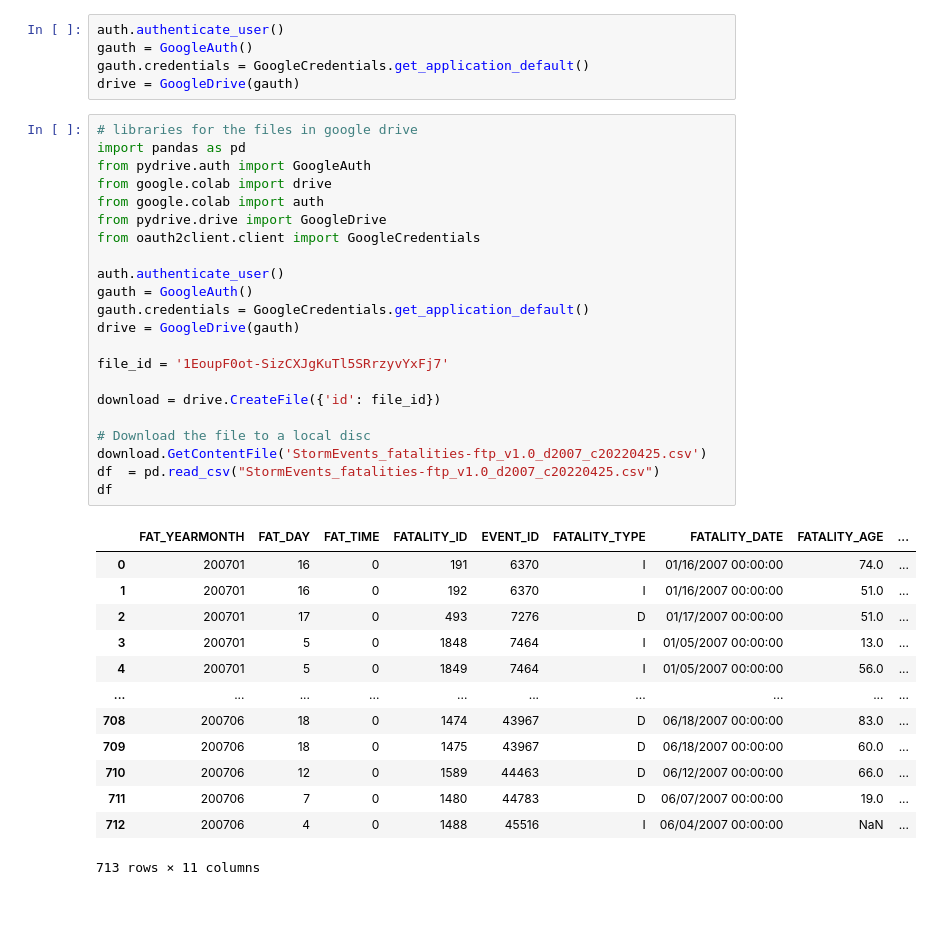
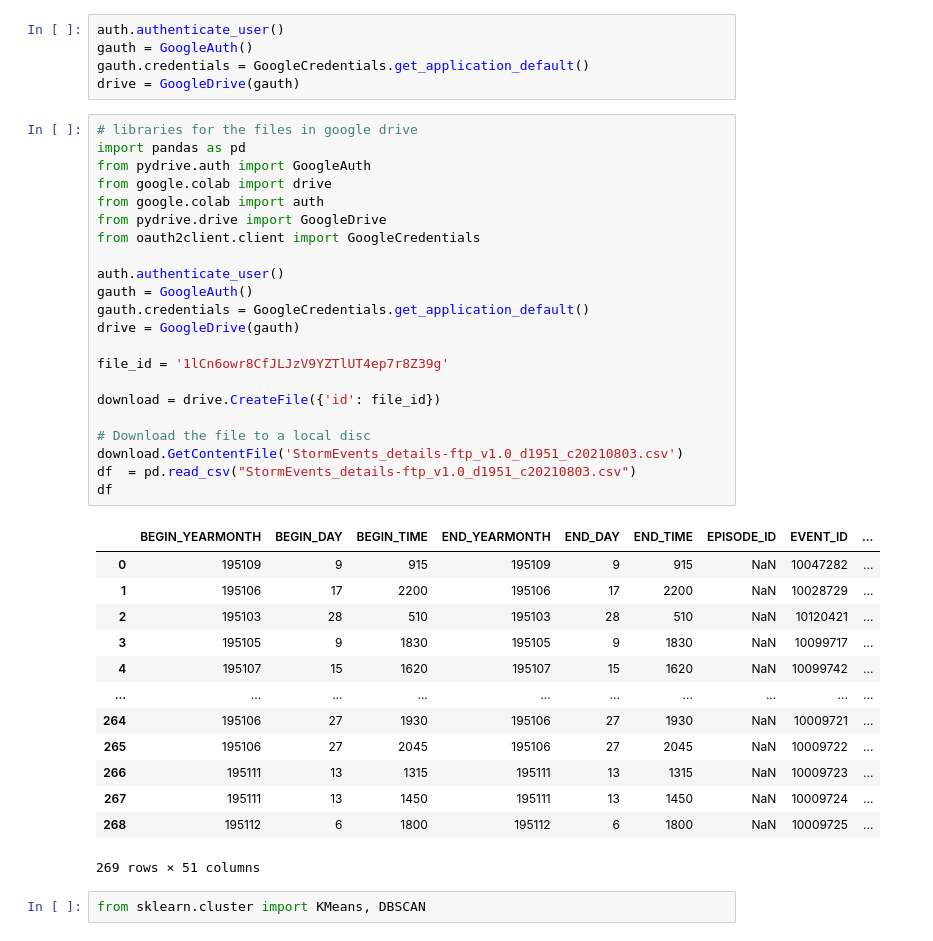
Before and after one commit to jcotass1/2022_ML_EES, a Jupyter notebook: ML_project.ipynb, the cells around one changed output. Drawn from its saved outputs; the diff is of its cells as text; blank space fills up the shorter version.

```diff
--- a/ML_project.ipynb
+++ b/ML_project.ipynb
@@ -70,36 +70,38 @@ drive = GoogleDrive(gauth)
 # %%
 # libraries for the files in google drive
 import pandas as pd
 from pydrive.auth import GoogleAuth
 from google.colab import drive
 from google.colab import auth
 from pydrive.drive import GoogleDrive
 from oauth2client.client import GoogleCredentials
 
 auth.authenticate_user()
 gauth = GoogleAuth()
 gauth.credentials = GoogleCredentials.get_application_default()
 drive = GoogleDrive(gauth)
 
-file_id = '1EoupF0ot-SizCXJgKuTl5SRrzyvYxFj7'
+file_id = '1lCn6owr8CfJLJzV9YZTlUT4ep7r8Z39g'
 
 download = drive.CreateFile({'id': file_id})
 
 # Download the file to a local disc
-download.GetContentFile('StormEvents_fatalities-ftp_v1.0_d2007_c20220425.csv')
-df  = pd.read_csv("StormEvents_fatalities-ftp_v1.0_d2007_c20220425.csv")
+download.GetContentFile('StormEvents_details-ftp_v1.0_d1951_c20210803.csv')
+df  = pd.read_csv("StormEvents_details-ftp_v1.0_d1951_c20210803.csv")
 df
 # %% [output]
-|  | FAT_YEARMONTH | FAT_DAY | FAT_TIME | FATALITY_ID | EVENT_ID | FATALITY_TYPE | FATALITY_DATE | FATALITY_AGE | ... |
-| 0 | 200701 | 16 | 0 | 191 | 6370 | I | 01/16/2007 00:00:00 | 74.0 | ... |
-| 1 | 200701 | 16 | 0 | 192 | 6370 | I | 01/16/2007 00:00:00 | 51.0 | ... |
-| 2 | 200701 | 17 | 0 | 493 | 7276 | D | 01/17/2007 00:00:00 | 51.0 | ... |
-| 3 | 200701 | 5 | 0 | 1848 | 7464 | I | 01/05/2007 00:00:00 | 13.0 | ... |
-| 4 | 200701 | 5 | 0 | 1849 | 7464 | I | 01/05/2007 00:00:00 | 56.0 | ... |
+|  | BEGIN_YEARMONTH | BEGIN_DAY | BEGIN_TIME | END_YEARMONTH | END_DAY | END_TIME | EPISODE_ID | EVENT_ID | ... |
+| 0 | 195109 | 9 | 915 | 195109 | 9 | 915 | NaN | 10047282 | ... |
+| 1 | 195106 | 17 | 2200 | 195106 | 17 | 2200 | NaN | 10028729 | ... |
+| 2 | 195103 | 28 | 510 | 195103 | 28 | 510 | NaN | 10120421 | ... |
+| 3 | 195105 | 9 | 1830 | 195105 | 9 | 1830 | NaN | 10099717 | ... |
+| 4 | 195107 | 15 | 1620 | 195107 | 15 | 1620 | NaN | 10099742 | ... |
 | ... | ... | ... | ... | ... | ... | ... | ... | ... | ... |
-| 708 | 200706 | 18 | 0 | 1474 | 43967 | D | 06/18/2007 00:00:00 | 83.0 | ... |
-| 709 | 200706 | 18 | 0 | 1475 | 43967 | D | 06/18/2007 00:00:00 | 60.0 | ... |
-| 710 | 200706 | 12 | 0 | 1589 | 44463 | D | 06/12/2007 00:00:00 | 66.0 | ... |
-| 711 | 200706 | 7 | 0 | 1480 | 44783 | D | 06/07/2007 00:00:00 | 19.0 | ... |
-| 712 | 200706 | 4 | 0 | 1488 | 45516 | I | 06/04/2007 00:00:00 | NaN | ... |
+| 264 | 195106 | 27 | 1930 | 195106 | 27 | 1930 | NaN | 10009721 | ... |
+| 265 | 195106 | 27 | 2045 | 195106 | 27 | 2045 | NaN | 10009722 | ... |
+| 266 | 195111 | 13 | 1315 | 195111 | 13 | 1315 | NaN | 10009723 | ... |
+| 267 | 195111 | 13 | 1450 | 195111 | 13 | 1450 | NaN | 10009724 | ... |
+| 268 | 195112 | 6 | 1800 | 195112 | 6 | 1800 | NaN | 10009725 | ... |
-713 rows × 11 columns
+269 rows × 51 columns
+# %%
+from sklearn.cluster import KMeans, DBSCAN
```
Also changed, not shown: parts of 2 cells of this notebook.
